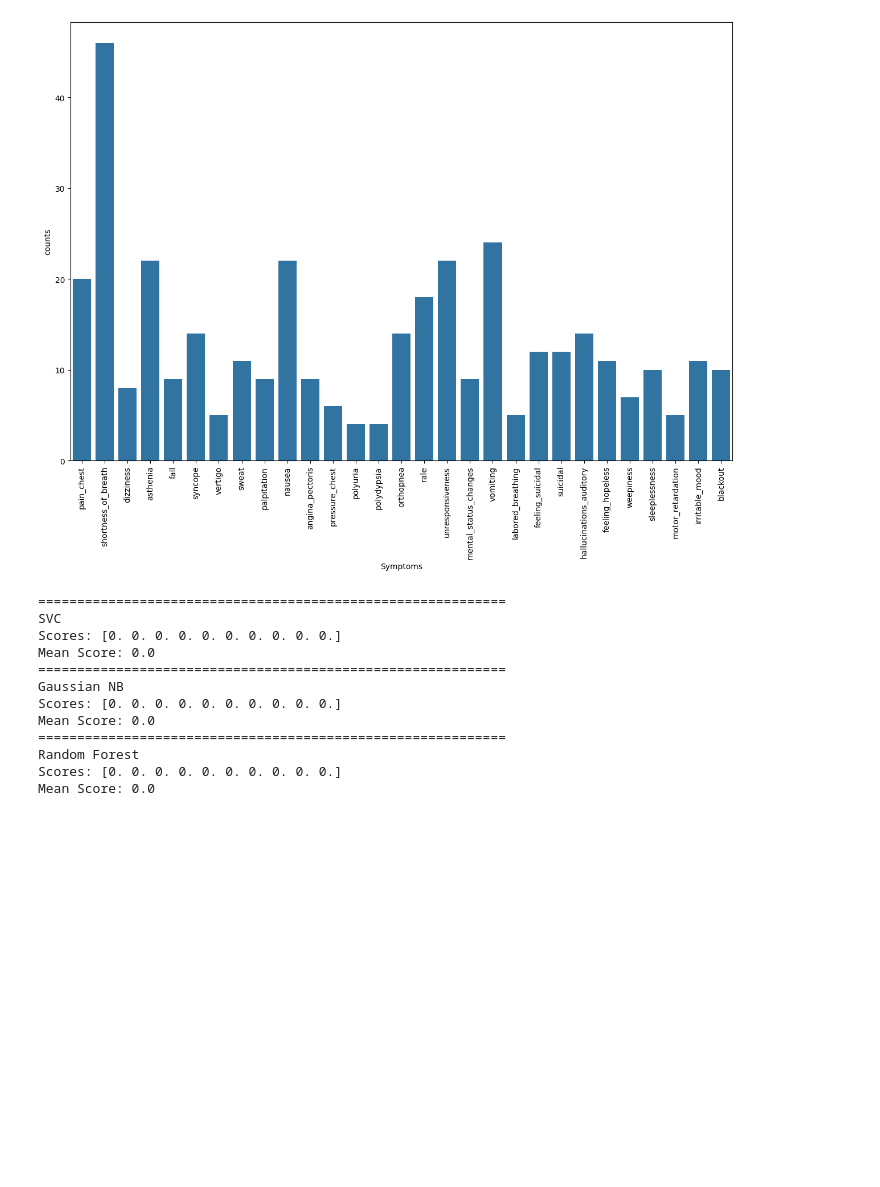
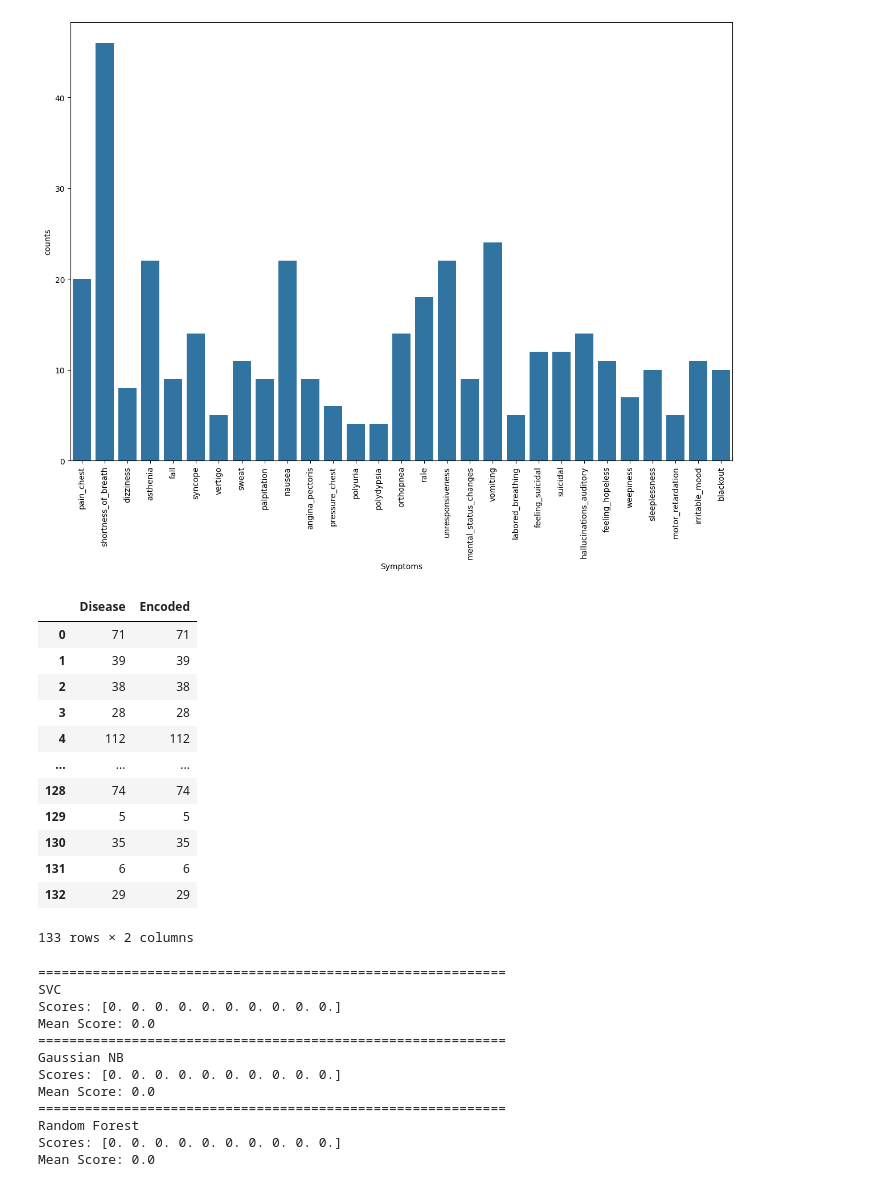
Before and after one commit to NamanSharma15/MacineLearningProject, a Jupyter notebook: Main.ipynb, the cells around one changed output. Drawn from its saved outputs; the diff is of its cells as text; code cells hidden in the pictures; blank space fills up the shorter version.

```diff
--- a/Untitled.ipynb
+++ b/Main.ipynb
@@ -160,6 +161,22 @@ df2 = pd.DataFrame()
 df2["Symtoms"] = df1['Symptoms']
 df1['Symptoms'] = label_encoder.fit_transform(df1['Symptoms'])
 df2["Encoded"] = df1['Symptoms']
+# %%
+df2
+# %% [output]
+|  | Disease | Encoded |
+| 0 | 71 | 71 |
+| 1 | 39 | 39 |
+| 2 | 38 | 38 |
+| 3 | 28 | 28 |
+| 4 | 112 | 112 |
+| ... | ... | ... |
+| 128 | 74 | 74 |
+| 129 | 5 | 5 |
+| 130 | 35 | 35 |
+| 131 | 6 | 6 |
+| 132 | 29 | 29 |
+133 rows × 2 columns
 # %%
 X = df1.drop("Symptoms",axis=1)
 y = df1["Symptoms"]
```
Also changed, not shown: parts of 1 cell of this notebook, 2 other files.
